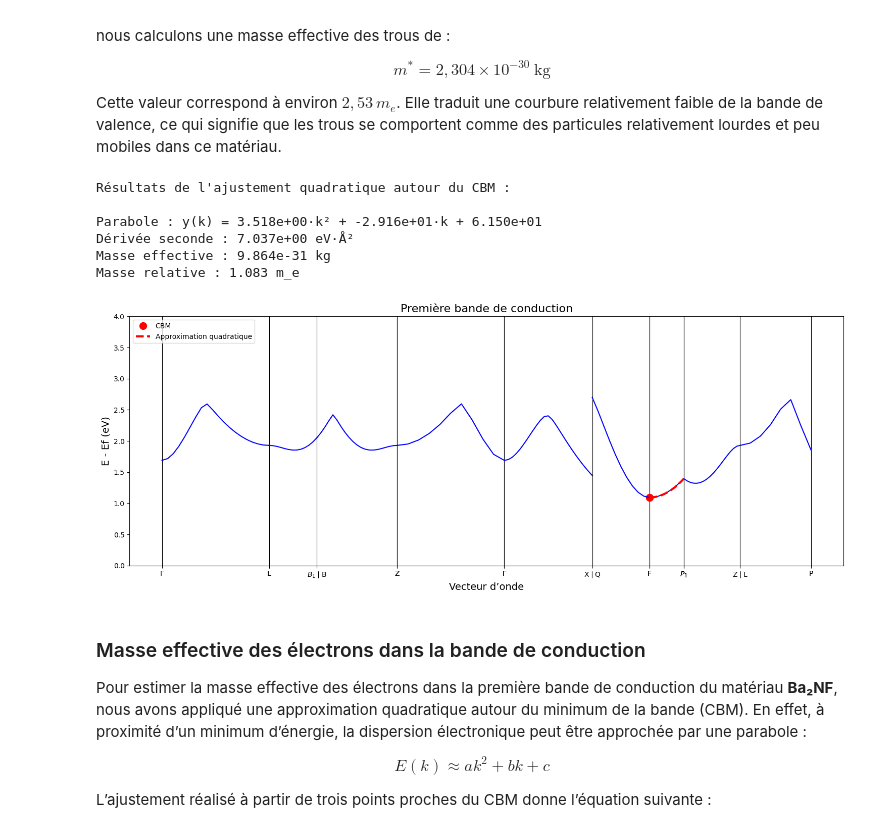
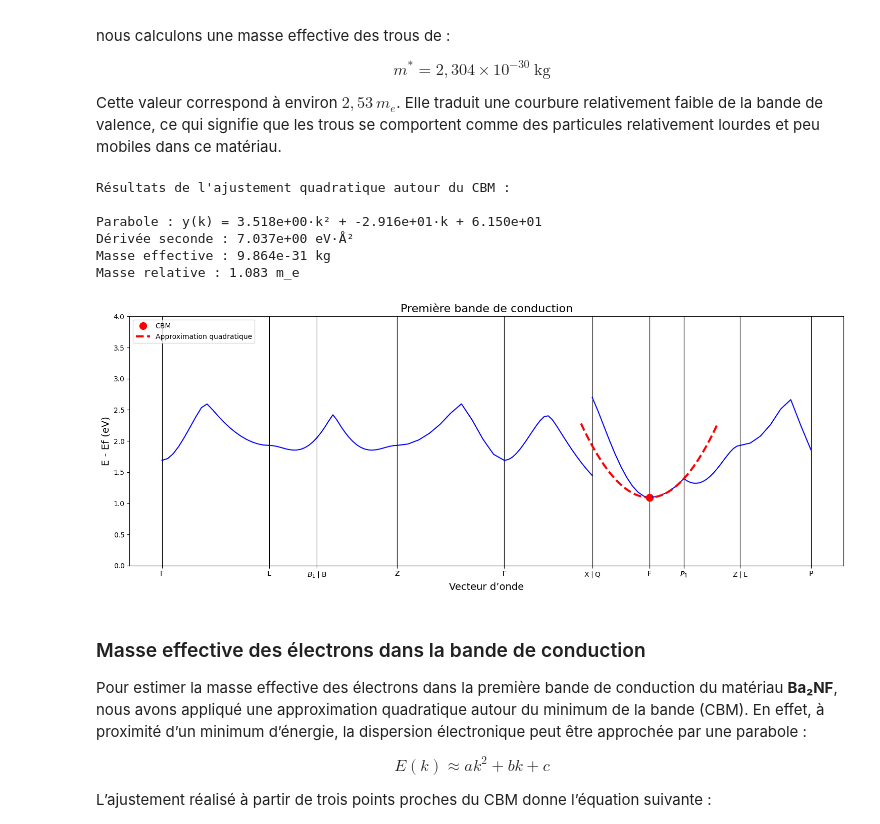
Before and after one commit to Ysaline-Roosemont/Projet-Physique-des-mat-riaux-2025-2026, a Jupyter notebook: NoteBook.ipynb, the cells around one changed output. Cells and saved outputs as stored; diff of their text form; code cells hidden in the pictures.

```diff
--- a/NoteBook.ipynb
+++ b/NoteBook.ipynb
@@ -868,27 +867,23 @@ $$
 
 Cette valeur correspond à environ $2{,}53\, m_e$. Elle traduit une courbure relativement faible de la bande de valence, ce qui signifie que les trous se comportent comme des particules relativement lourdes et peu mobiles dans ce matériau.
 # %%
-# ==============================
+#DATA
+cbm_coord = bsdata['cbm']
+
 # FIGURE
-# ==============================
 fig, ax = plt.subplots(figsize=(15, 6))
-
-# lignes verticales
 for d in distance:
     ax.axvline(d, color="black", linewidth=0.8)
 
-# CBM point
 for i, (x, y) in enumerate(cbm_coord):
     if i == 0:
         ax.plot(x, y, 'or', markersize=10, label='CBM')
     else:
         ax.plot(x, y, 'or', markersize=10)
 
-# bande de conduction
 for i in range(len(distances)):
     ax.plot(distances[i], energy['1'][i][cbm_band_index], 'b')
 
-# axes
 ax.set_xticks(distance)
 ax.set_xticklabels(bsdata['ticks']['label'])
 ax.set_xlabel('Vecteur d’onde', fontsize=14)
@@ -896,9 +891,7 @@ ax.set_ylabel('E - Ef (eV)', fontsize=14)
 ax.set_title('Première bande de conduction', fontsize=16)
 ax.set_ylim(0, 4)
 
-# ==============================
-# TROUVER AUTOMATIQUEMENT LE SEGMENT DU CBM
-# ==============================
+# TROUVER LE SEGMENT DU CBM
 k0, E0 = cbm_coord[0]
 
 segment_cbm = None
@@ -910,65 +903,56 @@ for i in range(len(distances)):
             segment_cbm = i
             index_k = j
 
-# ==============================
-# SELECTION DES 3 POINTS (comme correctif)
-# ==============================
+# SELECTION DES 3 POINTS AUTOUR DU CBM
 k_points_cbm = np.zeros(3)
 energies_cbm = np.zeros(3)
 
-# point central = CBM
 k_points_cbm[1] = distances[segment_cbm][index_k]
 energies_cbm[1] = energy['1'][segment_cbm][cbm_band_index][index_k]
 
-# point gauche
 k_points_cbm[0] = distances[segment_cbm][index_k - 1]
 energies_cbm[0] = energy['1'][segment_cbm][cbm_band_index][index_k - 1]
 
-# point droite
 k_points_cbm[2] = distances[segment_cbm][index_k + 1]
 energies_cbm[2] = energy['1'][segment_cbm][cbm_band_index][index_k + 1]
 
-# ==============================
 # FIT PARABOLIQUE
-# ==============================
 coeffs_cbm = np.polyfit(k_points_cbm, energies_cbm, 2)
 
 m_e = 9.10938356e-31  # kg
 m_eff_cbm = hbar2 / (2 * abs(coeffs_cbm[0]) * electronvolt * angstrom**2)
 m_eff_ratio_cbm = m_eff_cbm / m_e
 
-# ==============================
 # RESULTATS
-# ==============================
 print("\nRésultats de l'ajustement quadratique autour du CBM :\n")
 print(f"Parabole : y(k) = {coeffs_cbm[0]:.3e}·k² + {coeffs_cbm[1]:.3e}·k + {coeffs_cbm[2]:.3e}")
 print(f"Dérivée seconde : {2 * coeffs_cbm[0]:.3e} eV·Å²")
 print(f"Masse effective : {m_eff_cbm:.3e} kg")
 print(f"Masse relative : {m_eff_ratio_cbm:.3f} m_e")
 
-# ==============================
-# PARABOLE (LOCAL MAIS VISIBLE)
-# ==============================
+# PARABOLE
+delta = max(abs(k_points_cbm - k0)) * 2
+
 x_fit_cbm = np.linspace(
-    distances[segment_cbm][0],
-    distances[segment_cbm][-1],
-    500
+    k0 - delta,
+    k0 + delta,
+    300
 )
 
 ax.plot(x_fit_cbm, np.polyval(coeffs_cbm, x_fit_cbm),
         'r--', linewidth=3, label='Approximation quadratique')
 
 ax.legend()
 plt.tight_layout()
 plt.show()
 # %% [output]
 Résultats de l'ajustement quadratique autour du CBM :
 
 Parabole : y(k) = 3.518e+00·k² + -2.916e+01·k + 6.150e+01
 Dérivée seconde : 7.037e+00 eV·Å²
 Masse effective : 9.864e-31 kg
 Masse relative : 1.083 m_e
-[figure, old version]
+[figure, new version]
 # %% [markdown]
 ### Masse effective des électrons dans la bande de conduction
 
```
Also changed, not shown: parts of 2 cells of this notebook.
